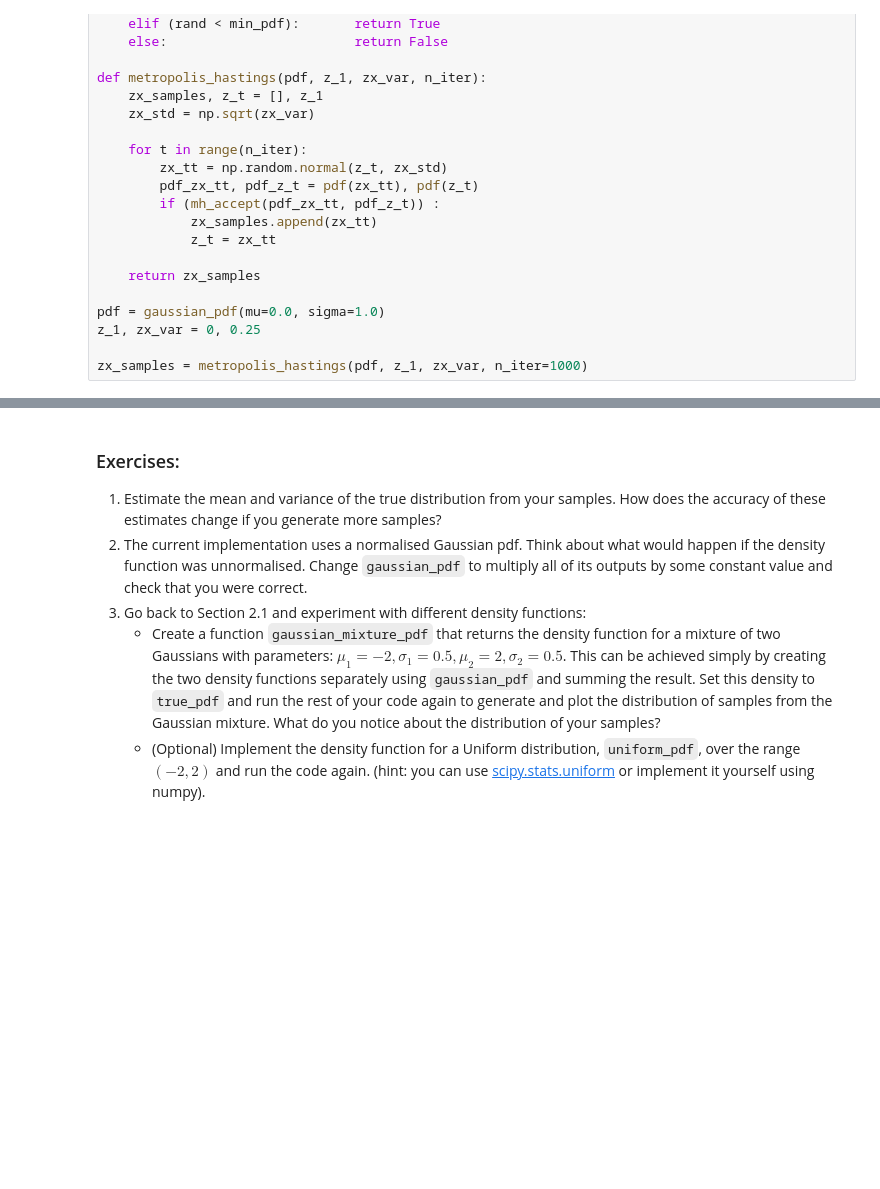
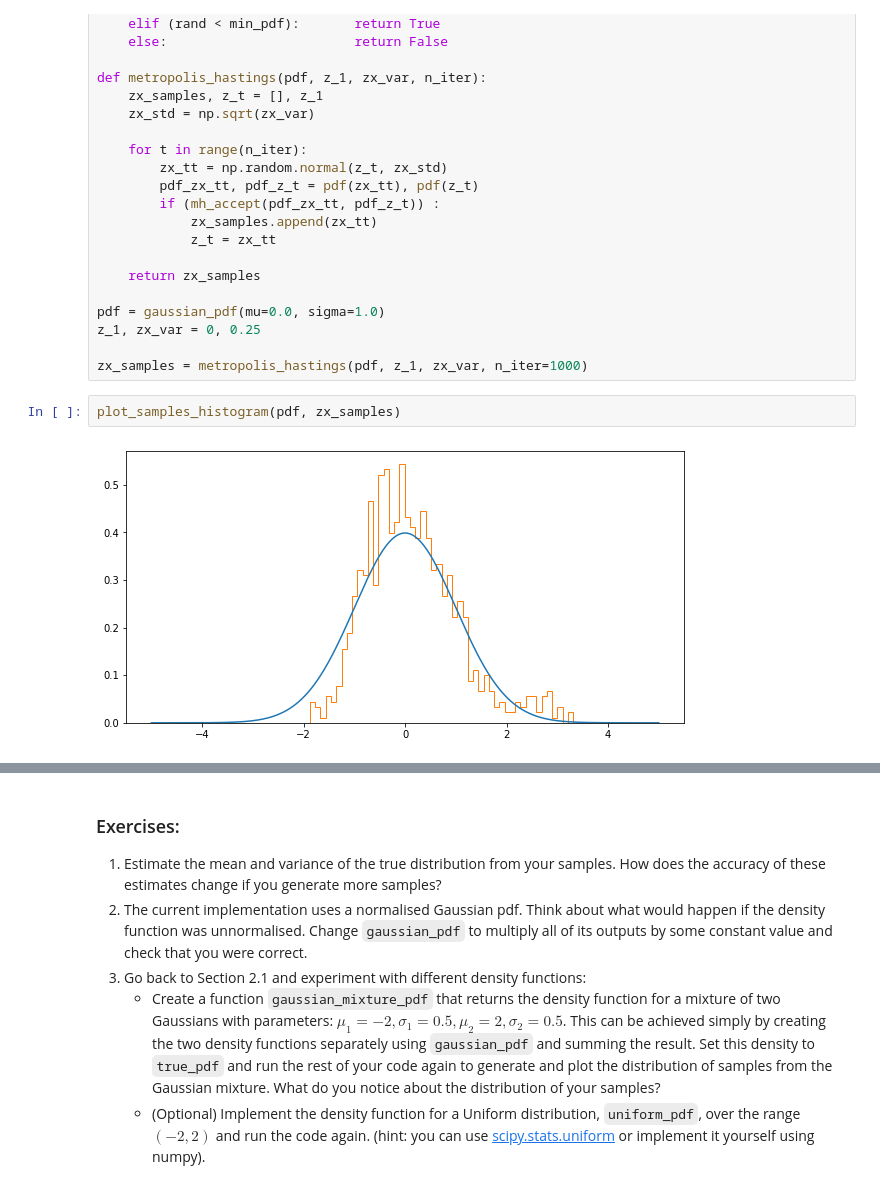
Before and after one commit to kaihulme/machine-learning, a Jupyter notebook: 03_bayesian_networks_mcmc/lab3-Bayesian_Networks_MCMC_PyMC3.ipynb, the cells around one changed output, grey strips where cells are left out. Saved outputs shown, nothing was run; the diff lists cells and outputs as text; blank space fills up the shorter version.

Commit message:
MCMC histogram

```diff
--- a/03_bayesian_networks_mcmc/lab3-Bayesian_Networks_MCMC_PyMC3.ipynb
+++ b/03_bayesian_networks_mcmc/lab3-Bayesian_Networks_MCMC_PyMC3.ipynb
@@ -189,3 +189,7 @@ pdf = gaussian_pdf(mu=0.0, sigma=1.0)
 z_1, zx_var = 0, 0.25
 
 zx_samples = metropolis_hastings(pdf, z_1, zx_var, n_iter=1000)
+# %%
+plot_samples_histogram(pdf, zx_samples)
+# %% [output]
+[figure, added]
```
Also changed, not shown: parts of 3 cells of this notebook.
